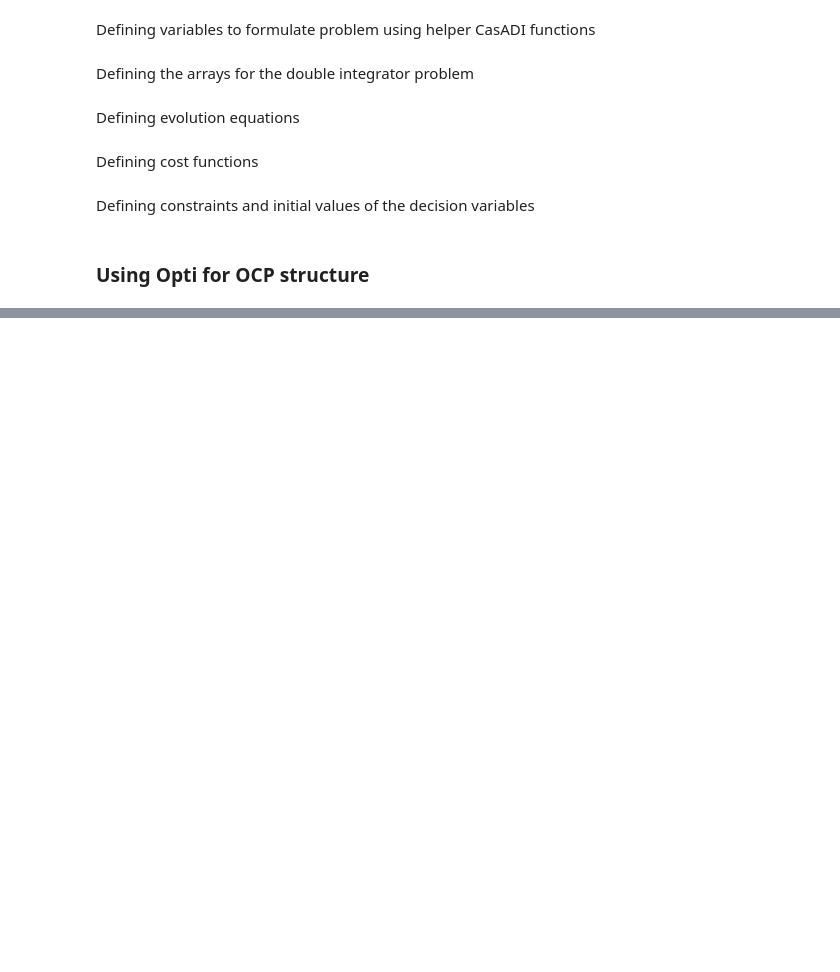
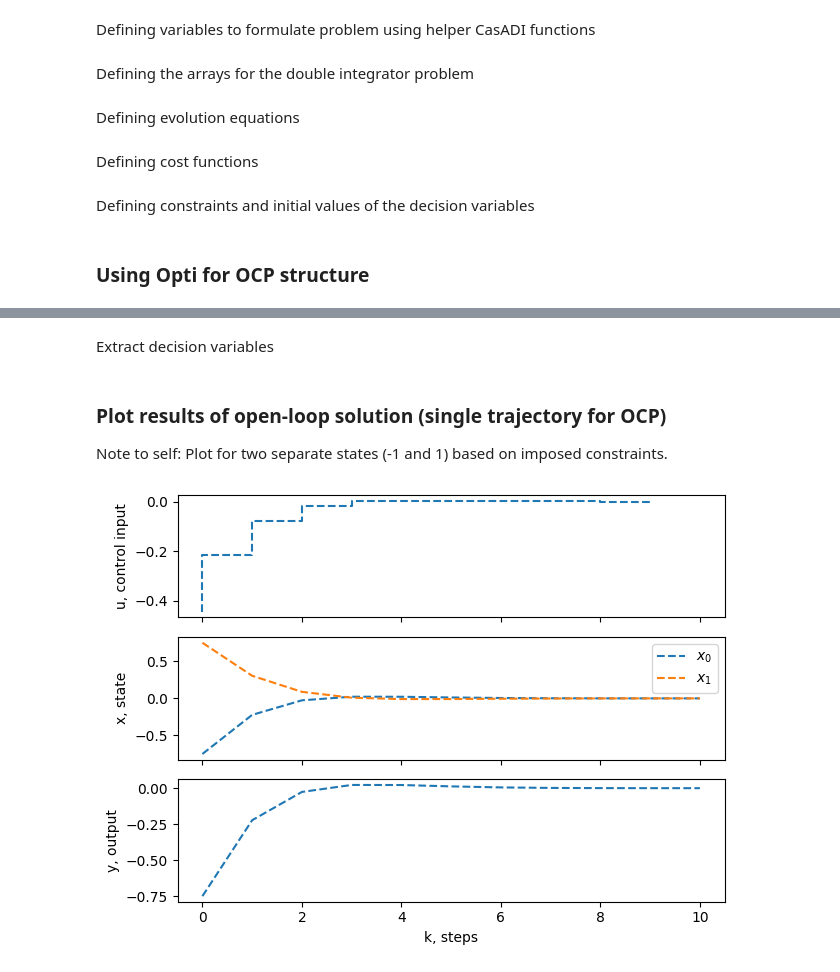
Before and after one commit to huynmela/MPC_study, a Jupyter notebook: nomial_MPC.ipynb, the cells around one changed output, grey strips where cells are left out. Drawn from its saved outputs; the diff is of its cells as text; code cells hidden in the pictures; blank space fills up the shorter version.

Commit message:
completed open-loop, want to add K.C. suggestions on second plot for states converging to middle point

```diff
--- a/nomial_MPC.ipynb
+++ b/nomial_MPC.ipynb
@@ -63,0 +65,4 @@ x_init, u_init, y_init = np.zeros(x_states), np.zeros(u_inputs), np.zeros(y_outp
+# %%
+pred_hori = 10 # prediction horizon
+J = 0 # initialize cost/objective
+X, U, Y = [0 for _ in range(pred_hori + 1)], [0 for _ in range(pred_hori)], [0 for _ in range(pred_hori + 1)] # tracking decision variables
@@ -63,0 +71,4 @@ x_init, u_init, y_init = np.zeros(x_states), np.zeros(u_inputs), np.zeros(y_outp
+# %%
+X[0], Y[0] = opti.parameter(x_states), opti.variable(y_outputs)
+opti.set_value(X[0], np.array([-0.75, 0.75]).reshape(-1, 1)) # afix known initial state e.g. k = 1
+opti.subject_to(Y[0] == g(X[0])) # afix initial output decision variable e.g. k = 1
@@ -63,0 +110,6 @@ x_init, u_init, y_init = np.zeros(x_states), np.zeros(u_inputs), np.zeros(y_outp
+# %%
+p_opts = {'verbose': 0, 'expand': True, 'print_time': 1} # options taken from K.C. --> Ipopt options to print to console
+s_opts = {'max_iter': 1000, 'print_level': 1, 'tol': 1e-6}
+
+opti.solver('ipopt', p_opts, s_opts)
+soln = opti.solve()
@@ -63,0 +130,40 @@ x_init, u_init, y_init = np.zeros(x_states), np.zeros(u_inputs), np.zeros(y_outp
+# %% [markdown]
+Extract decision variables
+# %%
+# Extract array --> reshape to column --> Transpose
+U_soln = np.array([soln.value(u) for u in U]).reshape(-1, u_controls).T
+X_soln = np.array([soln.value(x) for x in X]).reshape(-1, x_states).T
+Y_soln = np.array([soln.value(y) for y in Y]).reshape(-1, y_outputs).T
+# %% [markdown]
+### Plot results of open-loop solution (single trajectory for OCP)
+Note to self: Plot for two separate states (-1 and 1) based on imposed constraints.
+# %%
+# plot u, x, and y on same x-axis (steps)
+fig, (ax1, ax2, ax3) = plt.subplots(3, 1, sharex=True)
+
+# U --> step() as this is your controller knob
+for i in range(U_soln.shape[0]):
+    ax1.step(U_soln[i, :], '--', label=f'$u_{i}$')
+if i > 0:
+    ax1.legend()
+ax1.set_ylabel('u, control input')
+
+# X and Y are plot() since it's assumed this is 'linearly' affected by your controller
+# X
+for j in range(X_soln.shape[0]):
+    ax2.plot(X_soln[j, :], '--', label=f'$x_{j}$')
+if j > 0:
+    ax2.legend()
+ax2.set_ylabel('x, state')
+
+# Y
+for m in range(Y_soln.shape[0]):
+    ax3.plot(Y_soln[m, :], '--', label=f'$y_{m}$')
+if m > 0:
+    ax3.legend()
+ax3.set_ylabel('y, output')
+
+ax3.set_xlabel('k, steps')
+plt.tight_layout()
+# %% [output]
+[figure, added]
```
Also changed, not shown: parts of 19 cells of this notebook.
